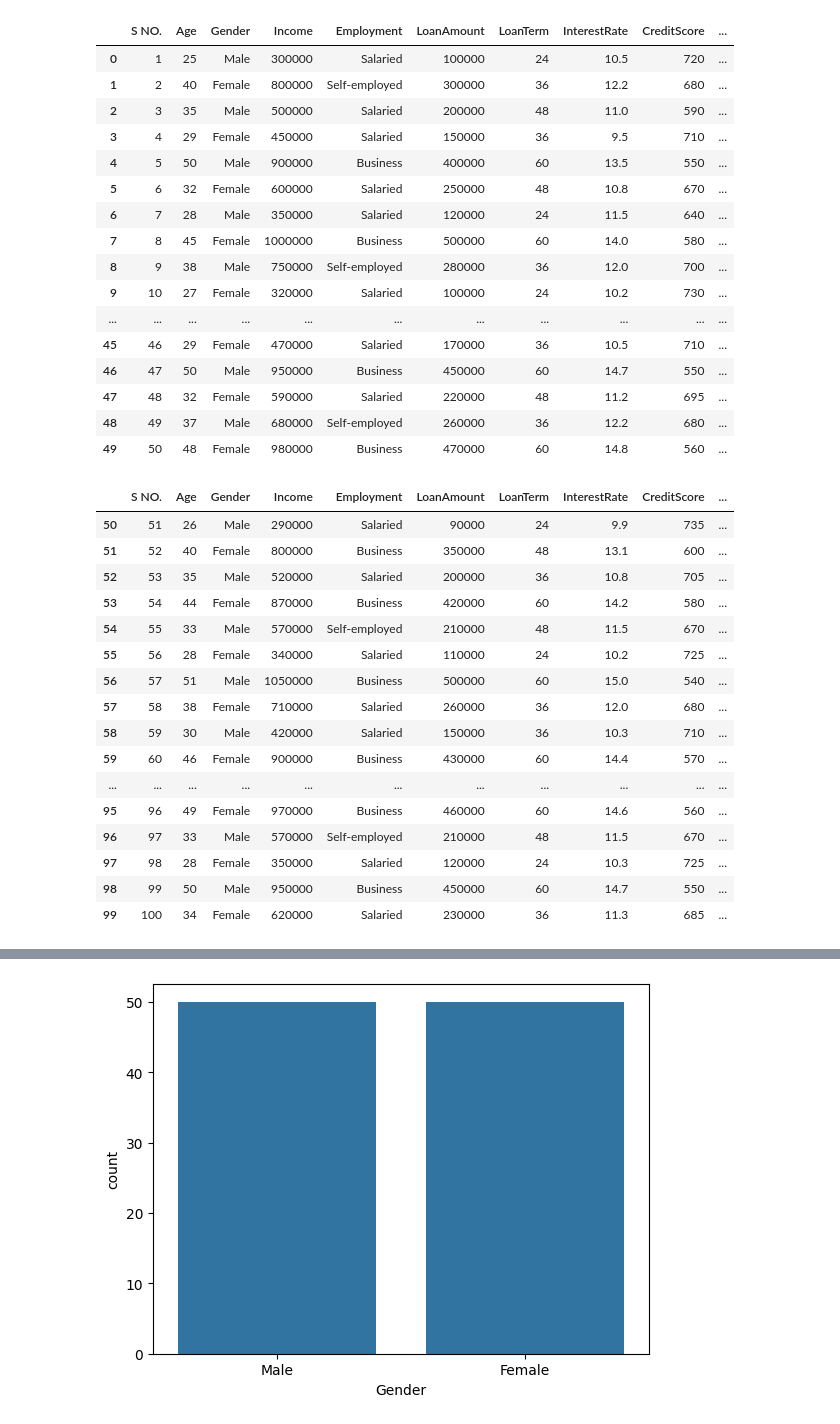
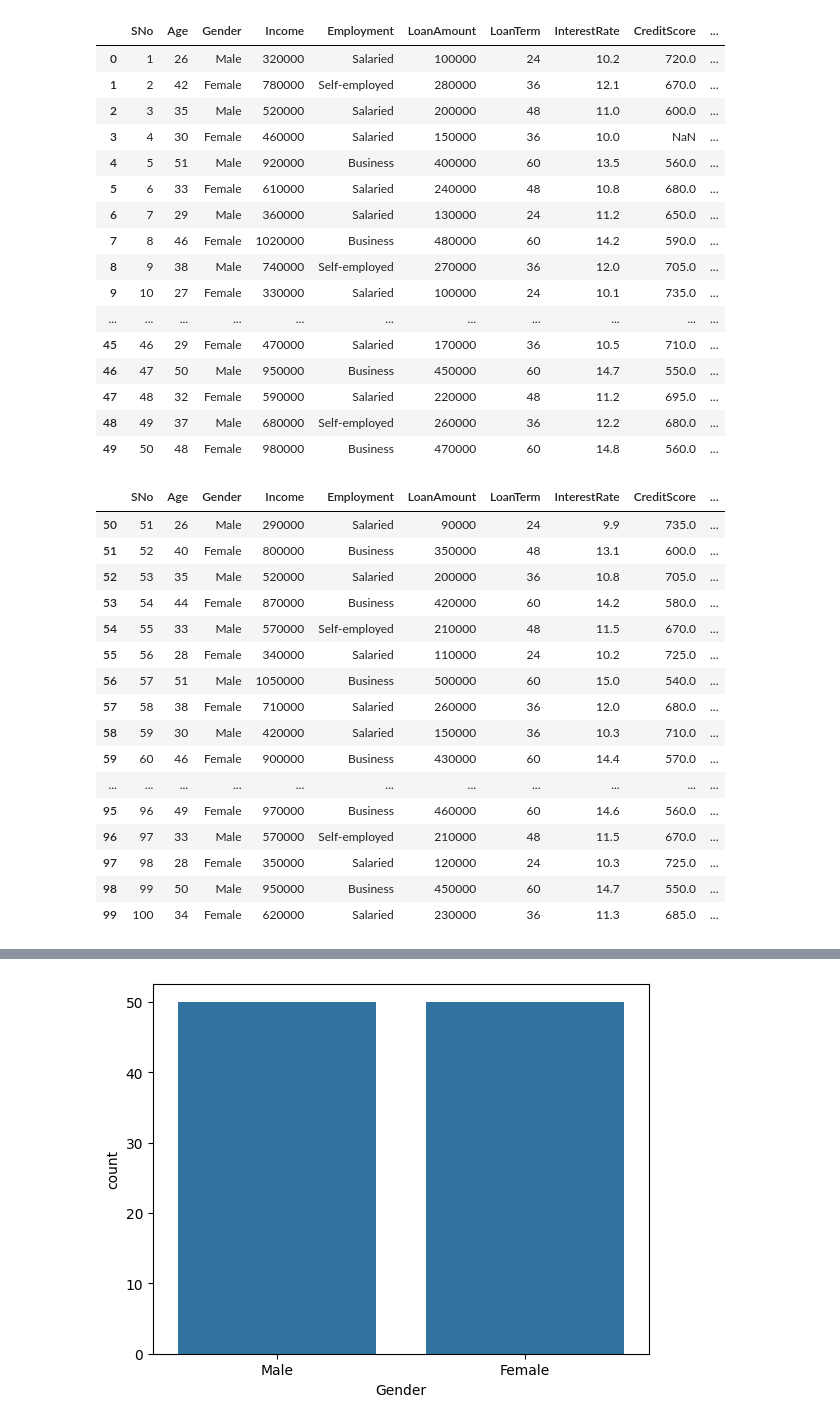
Before and after one commit to abhinavl-art/PBL-PROJECT, a Jupyter notebook: EDA.ipynb, the cells around one changed output, grey strips where cells are left out. Cells and saved outputs as stored; diff of their text form; code cells hidden in the pictures.

```diff
--- a/EDA.ipynb
+++ b/EDA.ipynb
@@ -4,46 +4,46 @@ import pandas as pd
 import matplotlib.pyplot as plt
 import seaborn as sns
 # %%
-df = pd.read_csv("E:/B-Tech/AI_ML/ASSIGNMENT/pbl_dataset.csv")
+df = pd.read_csv("pbl_dataset.csv")
 df.head(50)
 # %% [output]
-|  | S NO. | Age | Gender | Income | Employment | LoanAmount | LoanTerm | InterestRate | CreditScore | ... |
-| 0 | 1 | 25 | Male | 300000 | Salaried | 100000 | 24 | 10.5 | 720 | ... |
-| 1 | 2 | 40 | Female | 800000 | Self-employed | 300000 | 36 | 12.2 | 680 | ... |
-| 2 | 3 | 35 | Male | 500000 | Salaried | 200000 | 48 | 11.0 | 590 | ... |
-| 3 | 4 | 29 | Female | 450000 | Salaried | 150000 | 36 | 9.5 | 710 | ... |
-| 4 | 5 | 50 | Male | 900000 | Business | 400000 | 60 | 13.5 | 550 | ... |
-| 5 | 6 | 32 | Female | 600000 | Salaried | 250000 | 48 | 10.8 | 670 | ... |
-| 6 | 7 | 28 | Male | 350000 | Salaried | 120000 | 24 | 11.5 | 640 | ... |
-| 7 | 8 | 45 | Female | 1000000 | Business | 500000 | 60 | 14.0 | 580 | ... |
-| 8 | 9 | 38 | Male | 750000 | Self-employed | 280000 | 36 | 12.0 | 700 | ... |
-| 9 | 10 | 27 | Female | 320000 | Salaried | 100000 | 24 | 10.2 | 730 | ... |
+|  | SNo | Age | Gender | Income | Employment | LoanAmount | LoanTerm | InterestRate | CreditScore | ... |
+| 0 | 1 | 26 | Male | 320000 | Salaried | 100000 | 24 | 10.2 | 720.0 | ... |
+| 1 | 2 | 42 | Female | 780000 | Self-employed | 280000 | 36 | 12.1 | 670.0 | ... |
+| 2 | 3 | 35 | Male | 520000 | Salaried | 200000 | 48 | 11.0 | 600.0 | ... |
+| 3 | 4 | 30 | Female | 460000 | Salaried | 150000 | 36 | 10.0 | NaN | ... |
+| 4 | 5 | 51 | Male | 920000 | Business | 400000 | 60 | 13.5 | 560.0 | ... |
+| 5 | 6 | 33 | Female | 610000 | Salaried | 240000 | 48 | 10.8 | 680.0 | ... |
+| 6 | 7 | 29 | Male | 360000 | Salaried | 130000 | 24 | 11.2 | 650.0 | ... |
+| 7 | 8 | 46 | Female | 1020000 | Business | 480000 | 60 | 14.2 | 590.0 | ... |
+| 8 | 9 | 38 | Male | 740000 | Self-employed | 270000 | 36 | 12.0 | 705.0 | ... |
+| 9 | 10 | 27 | Female | 330000 | Salaried | 100000 | 24 | 10.1 | 735.0 | ... |
 | ... | ... | ... | ... | ... | ... | ... | ... | ... | ... | ... |
-| 45 | 46 | 29 | Female | 470000 | Salaried | 170000 | 36 | 10.5 | 710 | ... |
-| 46 | 47 | 50 | Male | 950000 | Business | 450000 | 60 | 14.7 | 550 | ... |
-| 47 | 48 | 32 | Female | 590000 | Salaried | 220000 | 48 | 11.2 | 695 | ... |
-| 48 | 49 | 37 | Male | 680000 | Self-employed | 260000 | 36 | 12.2 | 680 | ... |
-| 49 | 50 | 48 | Female | 980000 | Business | 470000 | 60 | 14.8 | 560 | ... |
+| 45 | 46 | 29 | Female | 470000 | Salaried | 170000 | 36 | 10.5 | 710.0 | ... |
+| 46 | 47 | 50 | Male | 950000 | Business | 450000 | 60 | 14.7 | 550.0 | ... |
+| 47 | 48 | 32 | Female | 590000 | Salaried | 220000 | 48 | 11.2 | 695.0 | ... |
+| 48 | 49 | 37 | Male | 680000 | Self-employed | 260000 | 36 | 12.2 | 680.0 | ... |
+| 49 | 50 | 48 | Female | 980000 | Business | 470000 | 60 | 14.8 | 560.0 | ... |
 # %%
 df.tail(50)
 # %% [output]
-|  | S NO. | Age | Gender | Income | Employment | LoanAmount | LoanTerm | InterestRate | CreditScore | ... |
-| 50 | 51 | 26 | Male | 290000 | Salaried | 90000 | 24 | 9.9 | 735 | ... |
-| 51 | 52 | 40 | Female | 800000 | Business | 350000 | 48 | 13.1 | 600 | ... |
-| 52 | 53 | 35 | Male | 520000 | Salaried | 200000 | 36 | 10.8 | 705 | ... |
-| 53 | 54 | 44 | Female | 870000 | Business | 420000 | 60 | 14.2 | 580 | ... |
-| 54 | 55 | 33 | Male | 570000 | Self-employed | 210000 | 48 | 11.5 | 670 | ... |
-| 55 | 56 | 28 | Female | 340000 | Salaried | 110000 | 24 | 10.2 | 725 | ... |
-| 56 | 57 | 51 | Male | 1050000 | Business | 500000 | 60 | 15.0 | 540 | ... |
-| 57 | 58 | 38 | Female | 710000 | Salaried | 260000 | 36 | 12.0 | 680 | ... |
-| 58 | 59 | 30 | Male | 420000 | Salaried | 150000 | 36 | 10.3 | 710 | ... |
-| 59 | 60 | 46 | Female | 900000 | Business | 430000 | 60 | 14.4 | 570 | ... |
+|  | SNo | Age | Gender | Income | Employment | LoanAmount | LoanTerm | InterestRate | CreditScore | ... |
+| 50 | 51 | 26 | Male | 290000 | Salaried | 90000 | 24 | 9.9 | 735.0 | ... |
+| 51 | 52 | 40 | Female | 800000 | Business | 350000 | 48 | 13.1 | 600.0 | ... |
+| 52 | 53 | 35 | Male | 520000 | Salaried | 200000 | 36 | 10.8 | 705.0 | ... |
+| 53 | 54 | 44 | Female | 870000 | Business | 420000 | 60 | 14.2 | 580.0 | ... |
+| 54 | 55 | 33 | Male | 570000 | Self-employed | 210000 | 48 | 11.5 | 670.0 | ... |
+| 55 | 56 | 28 | Female | 340000 | Salaried | 110000 | 24 | 10.2 | 725.0 | ... |
+| 56 | 57 | 51 | Male | 1050000 | Business | 500000 | 60 | 15.0 | 540.0 | ... |
+| 57 | 58 | 38 | Female | 710000 | Salaried | 260000 | 36 | 12.0 | 680.0 | ... |
+| 58 | 59 | 30 | Male | 420000 | Salaried | 150000 | 36 | 10.3 | 710.0 | ... |
+| 59 | 60 | 46 | Female | 900000 | Business | 430000 | 60 | 14.4 | 570.0 | ... |
 | ... | ... | ... | ... | ... | ... | ... | ... | ... | ... | ... |
-| 95 | 96 | 49 | Female | 970000 | Business | 460000 | 60 | 14.6 | 560 | ... |
-| 96 | 97 | 33 | Male | 570000 | Self-employed | 210000 | 48 | 11.5 | 670 | ... |
-| 97 | 98 | 28 | Female | 350000 | Salaried | 120000 | 24 | 10.3 | 725 | ... |
-| 98 | 99 | 50 | Male | 950000 | Business | 450000 | 60 | 14.7 | 550 | ... |
-| 99 | 100 | 34 | Female | 620000 | Salaried | 230000 | 36 | 11.3 | 685 | ... |
+| 95 | 96 | 49 | Female | 970000 | Business | 460000 | 60 | 14.6 | 560.0 | ... |
+| 96 | 97 | 33 | Male | 570000 | Self-employed | 210000 | 48 | 11.5 | 670.0 | ... |
+| 97 | 98 | 28 | Female | 350000 | Salaried | 120000 | 24 | 10.3 | 725.0 | ... |
+| 98 | 99 | 50 | Male | 950000 | Business | 450000 | 60 | 14.7 | 550.0 | ... |
+| 99 | 100 | 34 | Female | 620000 | Salaried | 230000 | 36 | 11.3 | 685.0 | ... |
 # %%
 df.shape
 df.info()
```
Also changed, not shown: parts of 12 cells of this notebook.
